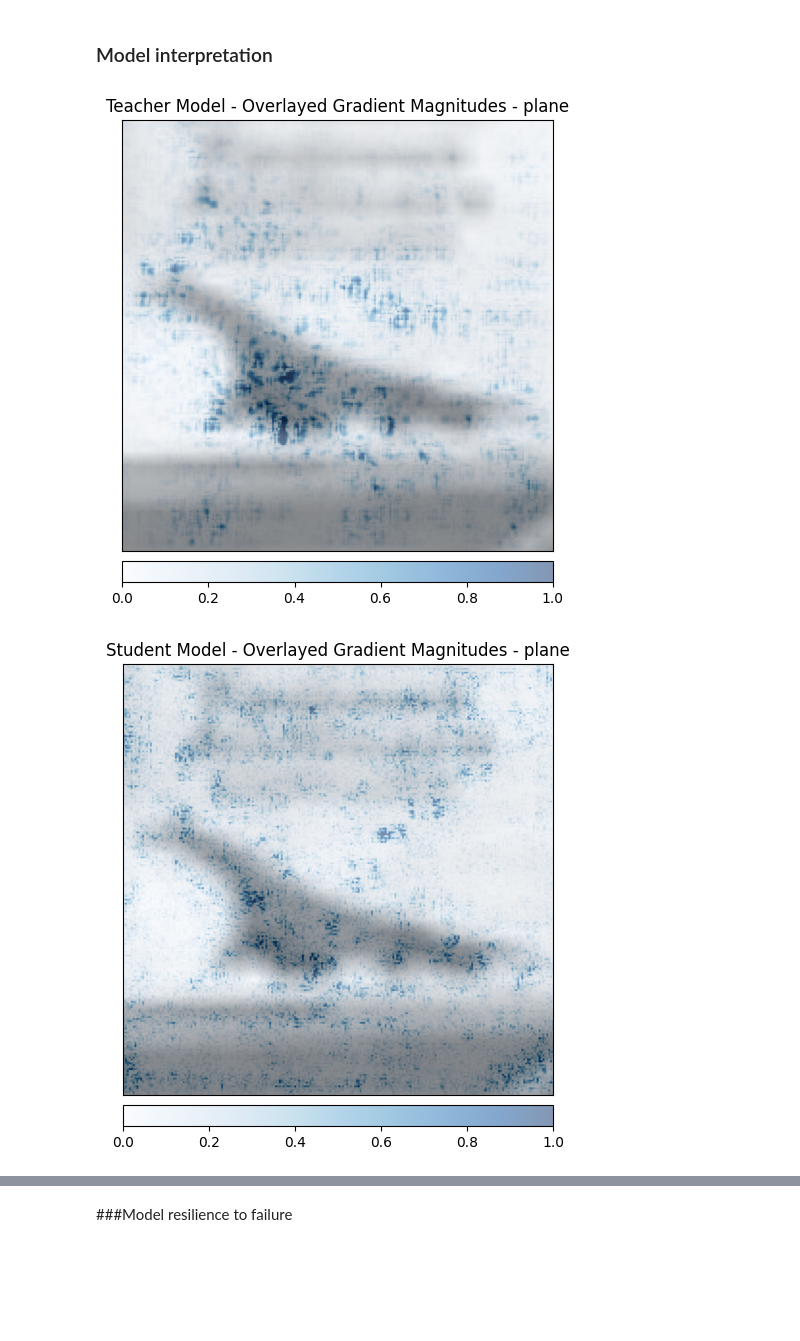
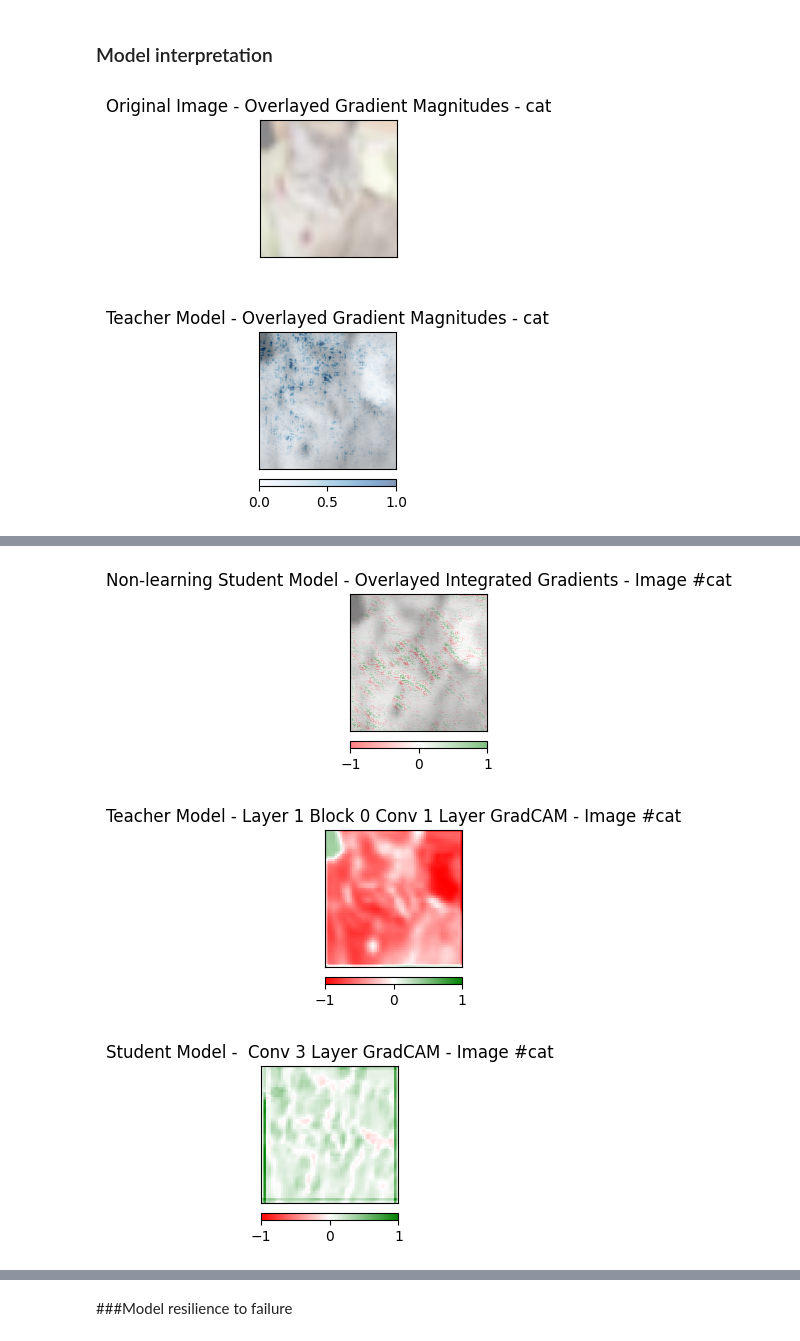
Before and after one commit to mtllcr/teacher-student-network, a Jupyter notebook: teacher-student-notebook.ipynb, the cells around one changed output, grey strips where cells are left out. Drawn from its saved outputs; the diff is of its cells as text; code cells hidden in the pictures; blank space fills up the shorter version.

Commit message:
add model resilient to failure testing

```diff
--- a/teacher-student-notebook.ipynb
+++ b/teacher-student-notebook.ipynb
@@ -383,7 +398,7 @@ learning_student parameters: 25,786,186
 # %%
 
 
-load_non_learning_student_model_from_Gdrive = False   # need to be on Colab
+load_non_learning_student_model_from_Gdrive = True   # need to be on Colab
 load_non_learning_student_model_from_local_hard_drive = False
 
 if load_non_learning_student_model_from_Gdrive:
@@ -470,18 +473,32 @@ elif save_model_to_local_drive:
 # %% [markdown]
 ### Model interpretation
 # %%
-show_saliency_map(model = teacher_resnet50, data_loader = test_loader_nonorm,title = 'Teacher Model', img_index=3)
-show_saliency_map(model = learning_student, data_loader = test_loader_nonorm,title = 'Student Model', img_index=3)
-show_integrated_grad(model = teacher_resnet50, data_loader = test_loader_nonorm,title = 'Teacher Model', img_index=3)
-show_integrated_grad(model = learning_student, data_loader = test_loader_nonorm,title = 'Student Model', img_index=3)
+img_index=8
+show_org_img(model = teacher_resnet50, data_loader = test_loader_nonorm,title = 'Original Image', img_index=img_index)
+show_saliency_map(model = teacher_resnet50, data_loader = test_loader_nonorm,title = 'Teacher Model', img_index=img_index)
+show_saliency_map(model = learning_student, data_loader = test_loader_nonorm,title = 'Student Model', img_index=img_index)
+show_saliency_map(model = non_learning_student, data_loader = test_loader_nonorm,title = 'Non-learning Student Model', img_index=img_index)
+show_integrated_grad(model = teacher_resnet50, data_loader = test_loader_nonorm,title = 'Teacher Model', img_index=img_index)
+show_integrated_grad(model = learning_student, data_loader = test_loader_nonorm,title = 'Student Model', img_index=img_index)
+show_integrated_grad(model = non_learning_student, data_loader = test_loader_nonorm,title = 'Non-learning Student Model', img_index=img_index)
 
 model = teacher_resnet50
 conv_layer = model.layer1[0].conv1
-layer_gradCAM(model = model, conv_layer = conv_layer, data_loader = test_loader_nonorm, title = 'Teacher Model - Layer 1 Block 0 Conv 1', img_index=3)
+layer_gradCAM(model = model, conv_layer = conv_layer, data_loader = test_loader_nonorm, title = 'Teacher Model - Layer 1 Block 0 Conv 1', img_index=img_index)
 
 model = learning_student
 conv_layer = model.conv3
-layer_gradCAM(model = model, conv_layer = conv_layer, data_loader = test_loader_nonorm, title = 'Student Model -  Conv 3', img_index=3)
+layer_gradCAM(model = model, conv_layer = conv_layer, data_loader = test_loader_nonorm, title = 'Student Model -  Conv 3', img_index=img_index)
+
+model = non_learning_student
+conv_layer = model.conv3
+layer_gradCAM(model = model, conv_layer = conv_layer, data_loader = test_loader_nonorm, title = 'Non-learning Student Model -  Conv 3', img_index=img_index)
+
+# Adjust layout
+plt.tight_layout()
+
+# Show plot
+plt.show()
 # %% [output]
-[figure, old version]
+[figure, new version]
-[figure, old version]
+[figure, new version]
@@ -491,0 +509,3 @@ layer_gradCAM(model = model, conv_layer = conv_layer, data_loader = test_loader_
+[figure, added]
+[figure, added]
+[figure, added]
```
Also changed, not shown: parts of 8 cells of this notebook.
